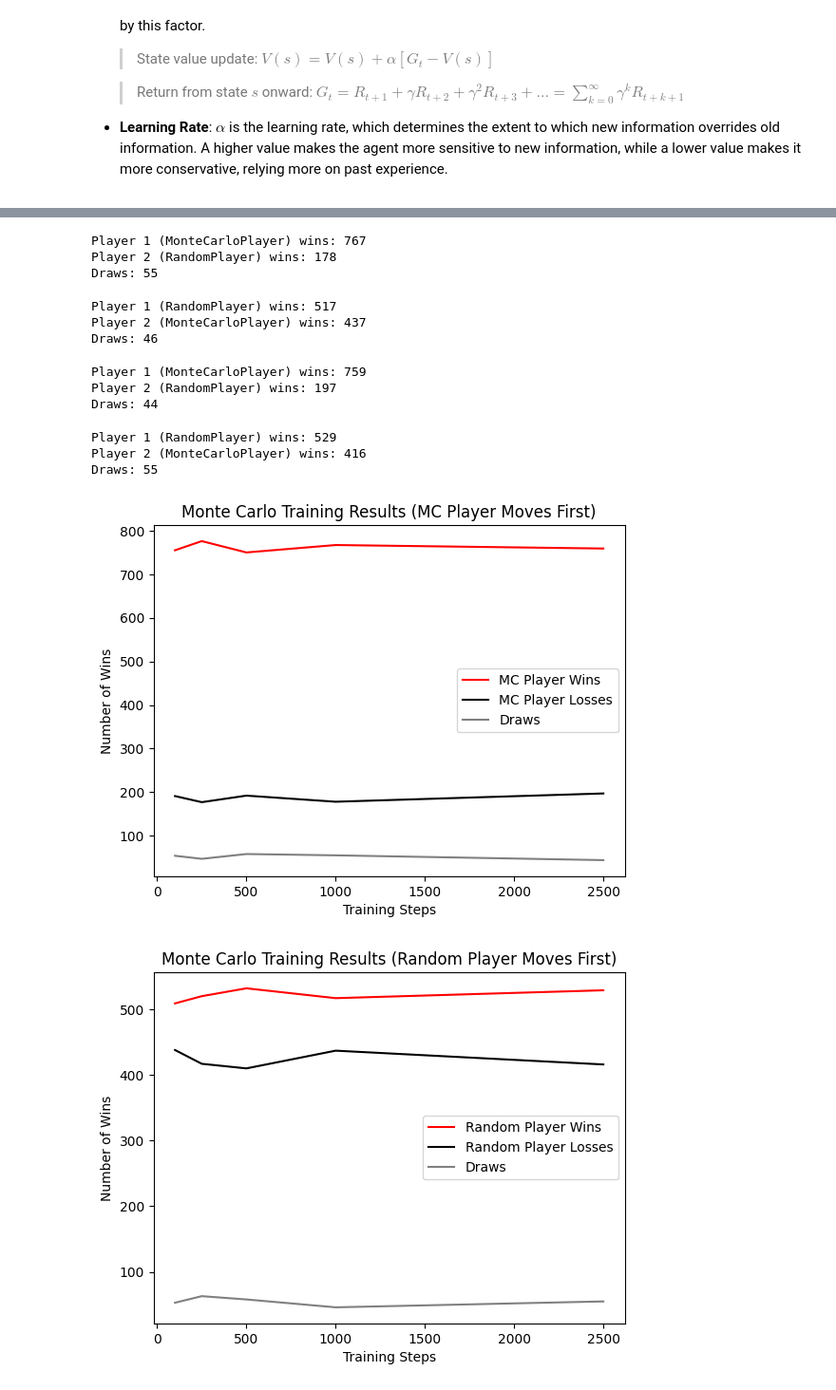
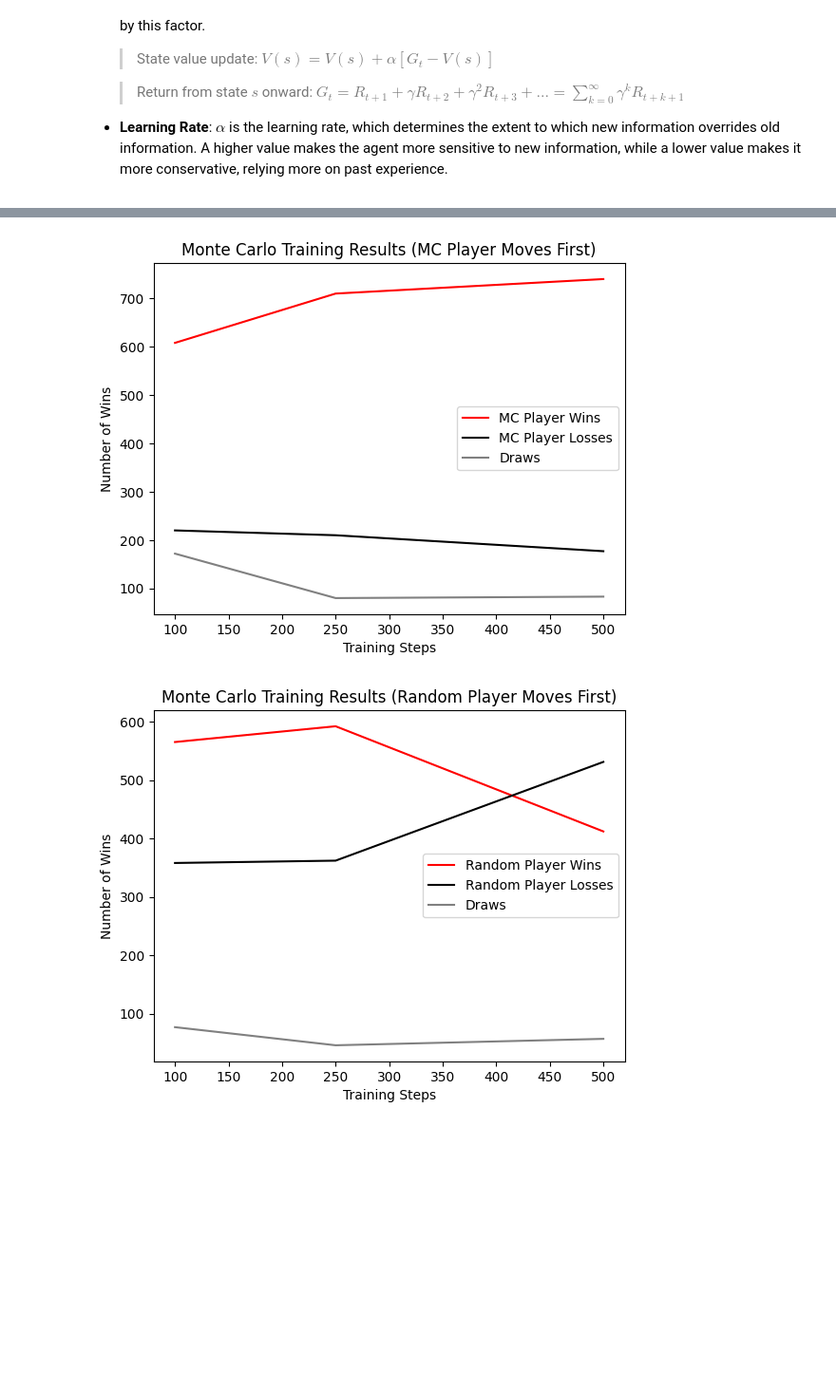
Before and after one commit to beatrice-occhiena/Computational_intelligence, a Jupyter notebook: Labs/Lab_10/tictactoe.ipynb, the cells around one changed output, grey strips where cells are left out. Shown at 95% size. Saved outputs shown, nothing was run; the diff lists cells and outputs as text; code cells hidden in the pictures; blank space fills up the shorter version.

```diff
--- a/Labs/Lab_10/tictactoe.ipynb
+++ b/Labs/Lab_10/tictactoe.ipynb
@@ -397,7 +443,7 @@ class MonteCarloPlayer(Player):
 mc_player = MonteCarloPlayer()
 opponent = RandomPlayer()  # or another MonteCarloPlayer
 
-training_steps = [100, 250, 500, 1000, 2500]#, 5000]#, 7500, 10000, 25000, 50000]
+training_steps = [100, 250, 500]#, 1000, 2500]#, 5000]#, 7500, 10000, 25000, 50000]
 training_results_move_first = []
 training_results_move_second = []
 
@@ -449,14 +495,2 @@ Draws: 58
-Player 1 (MonteCarloPlayer) wins: 767
-Player 2 (RandomPlayer) wins: 178
-Draws: 55
-Player 1 (RandomPlayer) wins: 517
-Player 2 (MonteCarloPlayer) wins: 437
-Draws: 46
-Player 1 (MonteCarloPlayer) wins: 759
-Player 2 (RandomPlayer) wins: 197
-Draws: 44
-Player 1 (RandomPlayer) wins: 529
-Player 2 (MonteCarloPlayer) wins: 416
-Draws: 55
-[figure, old version]
+[figure, new version]
-[figure, old version]
+[figure, new version]
```
Also changed, not shown: parts of 2 cells of this notebook.
